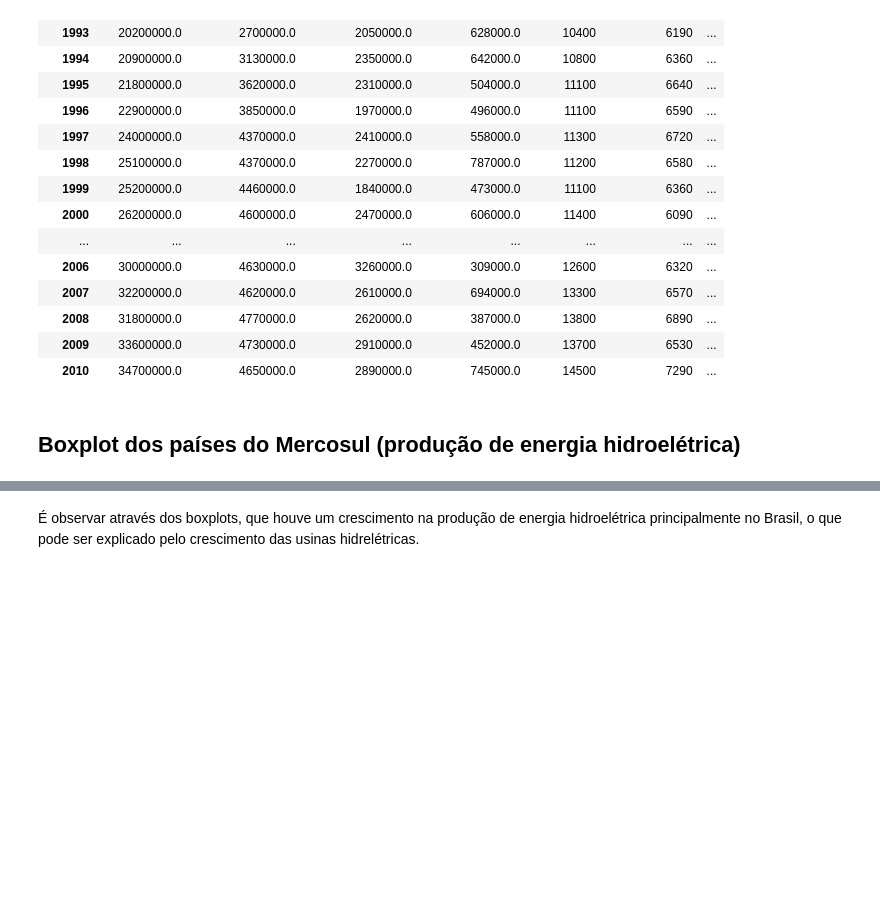
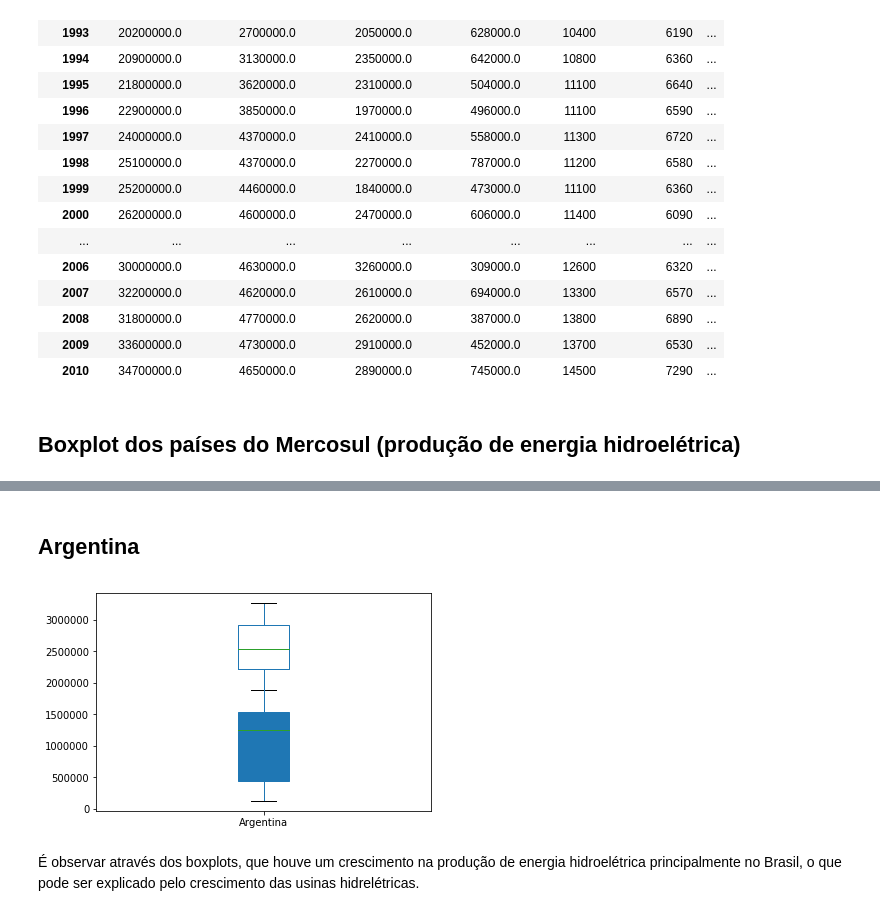
Before and after one commit to pbcarani/Projeto-1-Data-Science, a Jupyter notebook: P1.ipynb, the cells around one changed output, grey strips where cells are left out. Saved outputs shown, nothing was run; the diff lists cells and outputs as text; code cells hidden in the pictures; blank space fills up the shorter version.

```diff
--- a/P1.ipynb
+++ b/P1.ipynb
@@ -103,3 +114,10 @@ mercosul.boxplot();
+# %% [markdown]
+## Argentina
+# %%
+antes_mercosul.Argentina.plot.box(patch_artist=True);
+mercosul.Argentina.plot.box();
+# %% [output]
+[figure, added]
 # %% [markdown]
 É observar através dos boxplots, que houve um crescimento na produção de energia hidroelétrica principalmente no Brasil, o que pode ser explicado pelo crescimento das usinas hidrelétricas.
 # %% [markdown]
```
Also changed, not shown: parts of 10 cells of this notebook.
